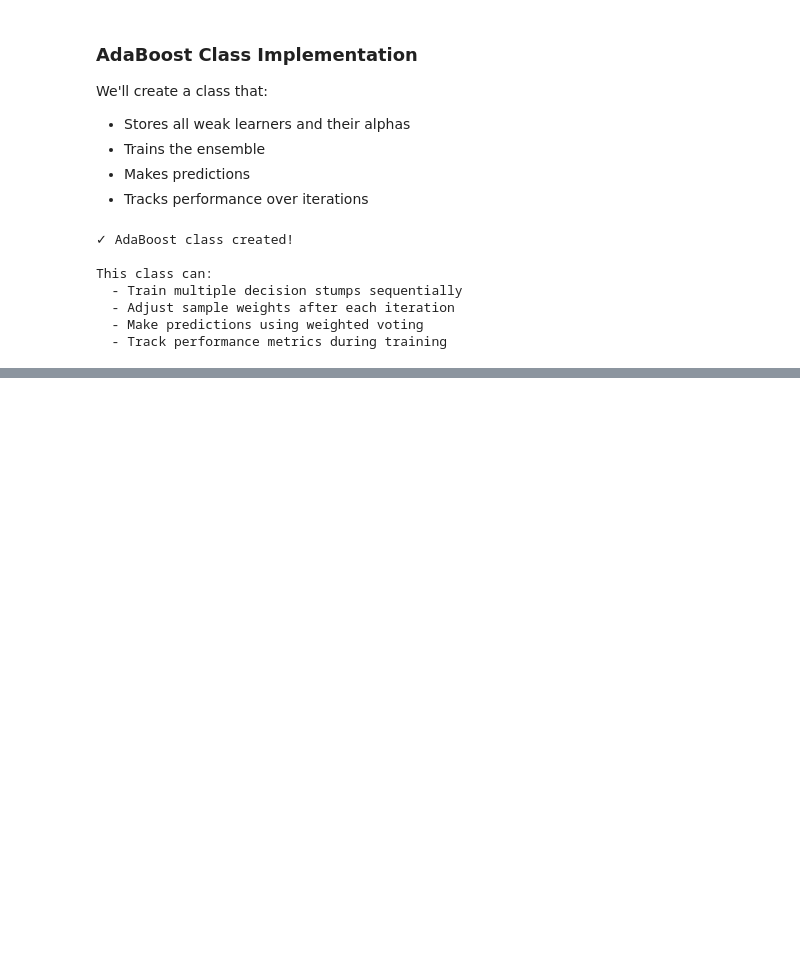
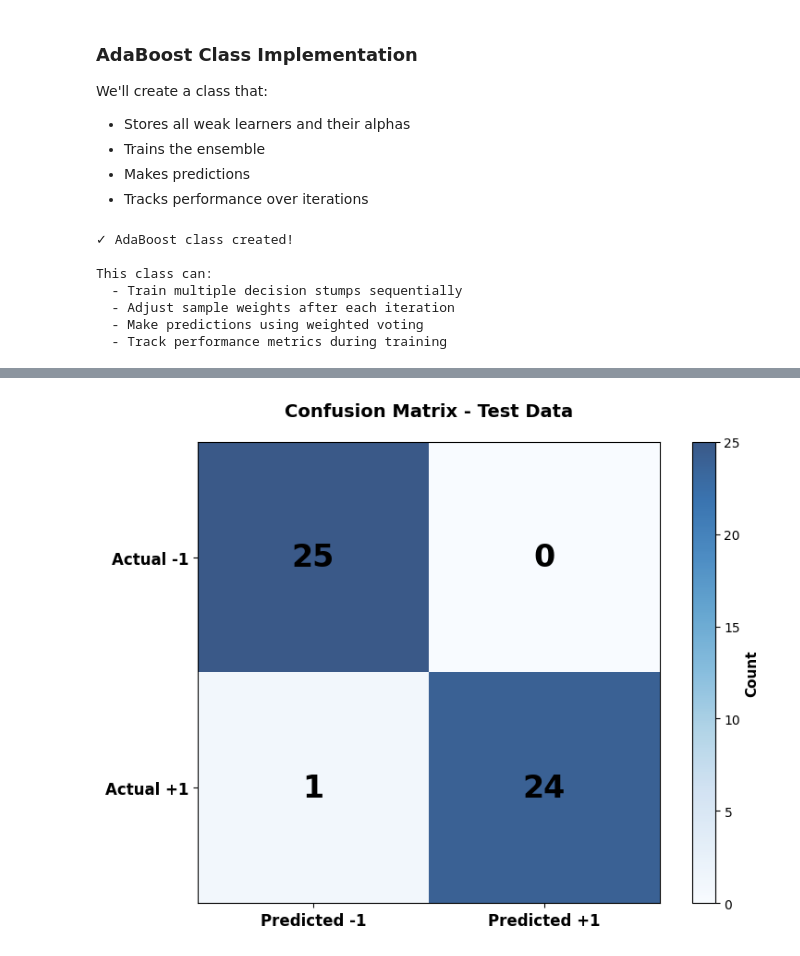
Before and after one commit to chamela-yohan/adaboost-from-scratch, a Jupyter notebook: adaboost.ipynb, the cells around one changed output, grey strips where cells are left out. Saved outputs shown, nothing was run; the diff lists cells and outputs as text; code cells hidden in the pictures; blank space fills up the shorter version.

```diff
--- a/adaboost.ipynb
+++ b/adaboost.ipynb
@@ -725,0 +1085,66 @@ This class can:
+# %%
+def create_confusion_matrix(y_true, y_pred):
+    """
+    Create confusion matrix for binary classification
+    """
+    # Calculate confusion matrix elements
+    tp = np.sum((y_true == 1) & (y_pred == 1))   # True Positives
+    tn = np.sum((y_true == -1) & (y_pred == -1)) # True Negatives
+    fp = np.sum((y_true == -1) & (y_pred == 1))  # False Positives
+    fn = np.sum((y_true == 1) & (y_pred == -1))  # False Negatives
+
+    return np.array([[tn, fp], [fn, tp]])
+
+# Create confusion matrix for test data
+cm = create_confusion_matrix(y_test, y_test_pred)
+
+# Visualize confusion matrix
+fig, ax = plt.subplots(figsize=(8, 6))
+im = ax.imshow(cm, cmap='Blues', alpha=0.8)
+
+# Add text annotations
+for i in range(2):
+    for j in range(2):
+        text = ax.text(j, i, cm[i, j], ha="center", va="center",
+                      color="black", fontsize=24, fontweight='bold')
+
+# Labels
+ax.set_xticks([0, 1])
+ax.set_yticks([0, 1])
+ax.set_xticklabels(['Predicted -1', 'Predicted +1'], fontsize=12, fontweight='bold')
+ax.set_yticklabels(['Actual -1', 'Actual +1'], fontsize=12, fontweight='bold')
+
+# Title
+ax.set_title('Confusion Matrix - Test Data', fontsize=14, fontweight='bold', pad=20)
+
+# Add colorbar
+cbar = plt.colorbar(im, ax=ax)
+cbar.set_label('Count', fontsize=11, fontweight='bold')
+
+plt.tight_layout()
+plt.show()
+
+# Print detailed metrics
+tn, fp, fn, tp = cm[0, 0], cm[0, 1], cm[1, 0], cm[1, 1]
+
+print("="*60)
+print("CONFUSION MATRIX BREAKDOWN")
+print("="*60)
+print(f"\nTrue Negatives (TN):  {tn} - Correctly predicted class -1")
+print(f"False Positives (FP): {fp} - Incorrectly predicted +1 (was -1)")
+print(f"False Negatives (FN): {fn} - Incorrectly predicted -1 (was +1)")
+print(f"True Positives (TP):  {tp} - Correctly predicted class +1")
+
+# Calculate additional metrics
+precision = tp / (tp + fp) if (tp + fp) > 0 else 0
+recall = tp / (tp + fn) if (tp + fn) > 0 else 0
+f1_score = 2 * (precision * recall) / (precision + recall) if (precision + recall) > 0 else 0
+
+print(f"\n{'='*60}")
+print("ADDITIONAL METRICS")
+print("="*60)
+print(f"Precision: {precision:.2%} - Of all positive predictions, how many were correct?")
+print(f"Recall:    {recall:.2%} - Of all actual positives, how many did we find?")
+print(f"F1-Score:  {f1_score:.2%} - Harmonic mean of precision and recall")
+# %% [output]
+[figure, added]
```
Also changed, not shown: parts of 28 cells of this notebook, 1 other file.
